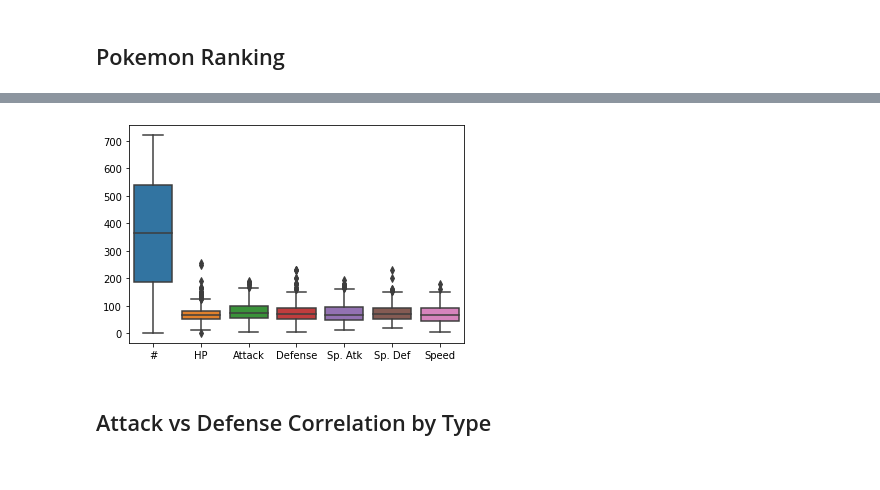
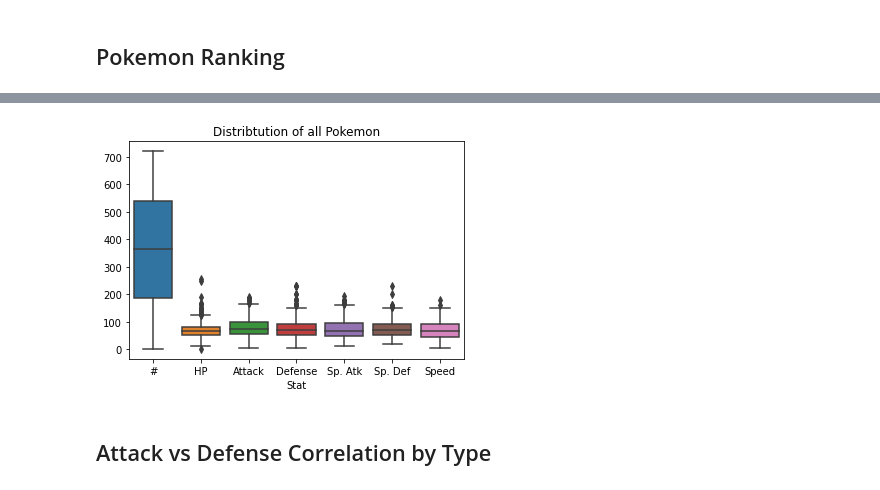
Before and after one commit to Heyitskochi/PokeAnalyzer, a Jupyter notebook: Main.ipynb, the cells around one changed output, grey strips where cells are left out. Saved outputs shown, nothing was run; the diff lists cells and outputs as text; code cells hidden in the pictures.

```diff
--- a/Main.ipynb
+++ b/Main.ipynb
@@ -166,10 +167,13 @@ sns.boxplot(data=Pokemon_data)
 # %%
 stats_Pokemon_data = Pokemon_data.drop(['Total','Generation'], axis =1)
-# %%
-sns.boxplot(data=stats_Pokemon_data)
-yaxis='points'
-# %% [output]
-[figure, removed]
+# %%
+sns.boxplot(data=stats_Pokemon_data)
+plt.title(f"Distribtution of all Pokemon")
+plt.xlabel("Stat")
+plt.savefig(f"output/Distribtution_of_All_Pokemon")
+plt.show()
+# %% [output]
+[figure, added]
 # %% [markdown]
 ## Attack vs Defense Correlation by Type
 # %%
```
Also changed, not shown: parts of 10 cells of this notebook, 22 other files.
